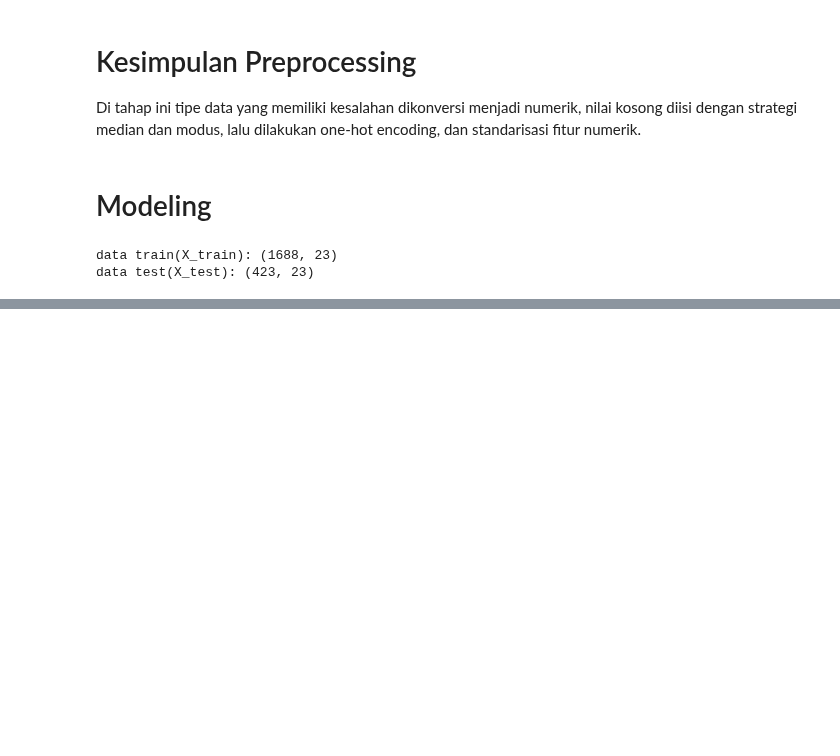
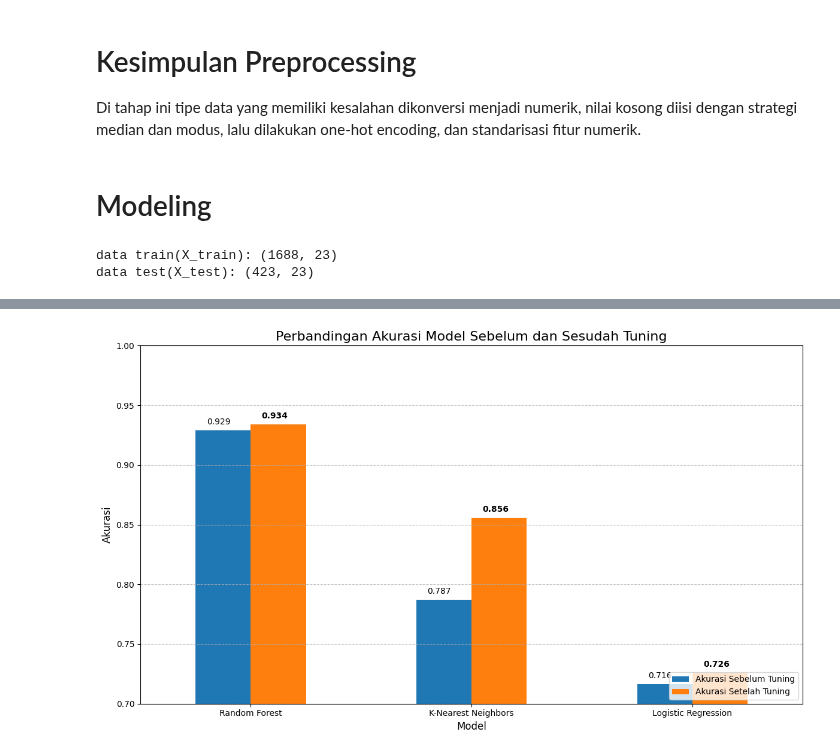
Before and after one commit to RenGun150504/Bengkod, a Jupyter notebook: Colab_Obesitas.ipynb, the cells around one changed output, grey strips where cells are left out. Cells and saved outputs as stored; diff of their text form; code cells hidden in the pictures; blank space fills up the shorter version.

```diff
--- a/Colab_Obesitas.ipynb
+++ b/Colab_Obesitas.ipynb
@@ -339,0 +531,13 @@ data test(X_test): (423, 23)
+# %%
+df_compare = pd.DataFrame({
+    'Akurasi Sebelum Tuning': results,
+    'Akurasi Setelah Tuning': tuned_accuracies
+}).sort_values(by='Akurasi Setelah Tuning', ascending=False)
+
+print("--- Tabel Perbandingan Performa Model ---")
+display(df_compare)
+
+# Menentukan model terbaik
+best_model_name = df_compare.index[0]
+best_accuracy = df_compare.iloc[0, 1]
+print(f"Model terbaik setelah tuning adalah '{best_model_name}' dengan akurasi {best_accuracy:.4f} pada data uji.")
@@ -339,0 +551,19 @@ data test(X_test): (423, 23)
+# %%
+df_compare.plot(kind='bar', figsize=(12, 7))
+plt.title('Perbandingan Akurasi Model Sebelum dan Sesudah Tuning', fontsize=16)
+plt.ylabel('Akurasi', fontsize=12)
+plt.xlabel('Model', fontsize=12)
+plt.xticks(rotation=0)
+plt.ylim(0.7, 1.0) # Fokus pada rentang akurasi yang relevan
+plt.grid(axis='y', linestyle='--', alpha=0.7)
+plt.legend(loc='lower right')
+
+# Menambahkan label nilai di atas setiap bar
+for index, row in enumerate(df_compare.iterrows()):
+    plt.text(index - 0.2, row[1]['Akurasi Sebelum Tuning'] + 0.005, f"{row[1]['Akurasi Sebelum Tuning']:.3f}", color='black')
+    plt.text(index + 0.05, row[1]['Akurasi Setelah Tuning'] + 0.005, f"{row[1]['Akurasi Setelah Tuning']:.3f}", color='black', fontweight='bold')
+
+plt.tight_layout()
+plt.show()
+# %% [output]
+[figure, added]
```
Also changed, not shown: parts of 12 cells of this notebook.
